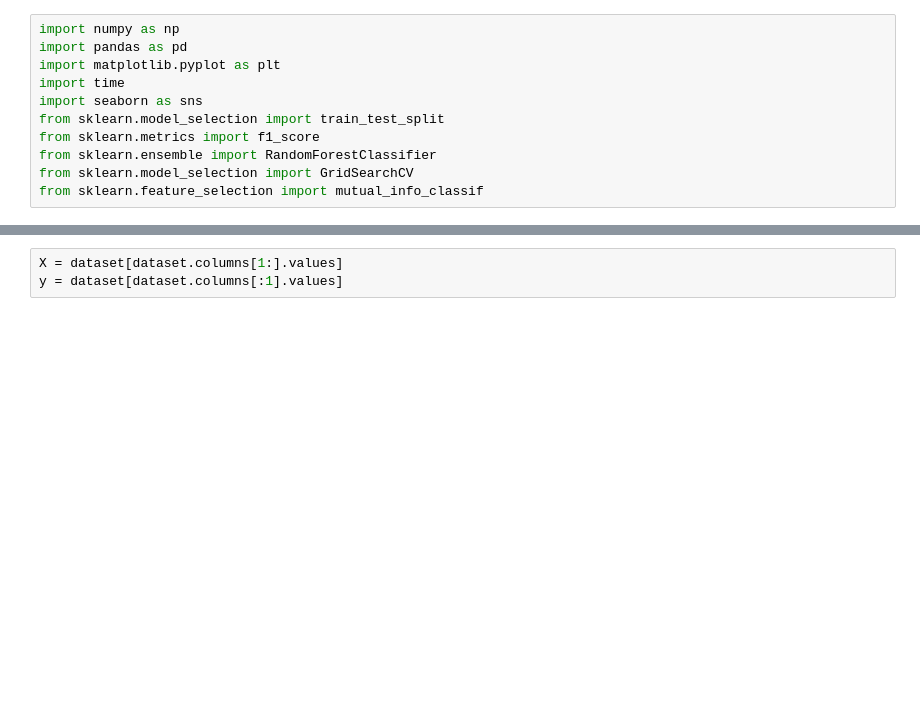
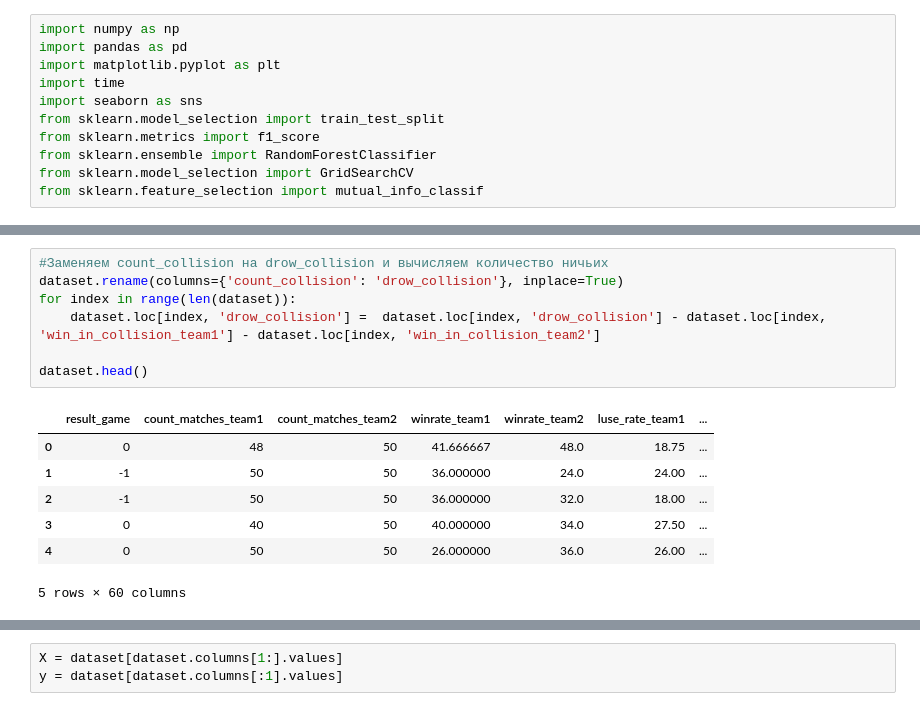
Before and after one commit to stipbystip/Footaball_model, a Jupyter notebook: Footbal_model.ipynb, the cells around one changed output, grey strips where cells are left out. Saved outputs shown, nothing was run; the diff lists cells and outputs as text; blank space fills up the shorter version.

```diff
--- a/Footbal_model.ipynb
+++ b/Footbal_model.ipynb
@@ -40,0 +152,15 @@ dataset[dataset.result_game == 0]
+# %%
+#Заменяем count_collision на drow_collision и вычисляем количество ничьих
+dataset.rename(columns={'count_collision': 'drow_collision'}, inplace=True)
+for index in range(len(dataset)):
+    dataset.loc[index, 'drow_collision'] =  dataset.loc[index, 'drow_collision'] - dataset.loc[index, 'win_in_collision_team1'] - dataset.loc[index, 'win_in_collision_team2']
+
+dataset.head()
+# %% [output]
+|  | result_game | count_matches_team1 | count_matches_team2 | winrate_team1 | winrate_team2 | luse_rate_team1 | ... |
+| 0 | 0 | 48 | 50 | 41.666667 | 48.0 | 18.75 | ... |
+| 1 | -1 | 50 | 50 | 36.000000 | 24.0 | 24.00 | ... |
+| 2 | -1 | 50 | 50 | 36.000000 | 32.0 | 18.00 | ... |
+| 3 | 0 | 40 | 50 | 40.000000 | 34.0 | 27.50 | ... |
+| 4 | 0 | 50 | 50 | 26.000000 | 36.0 | 26.00 | ... |
+5 rows × 60 columns
```
Also changed, not shown: parts of 25 cells of this notebook, 2 other files.
